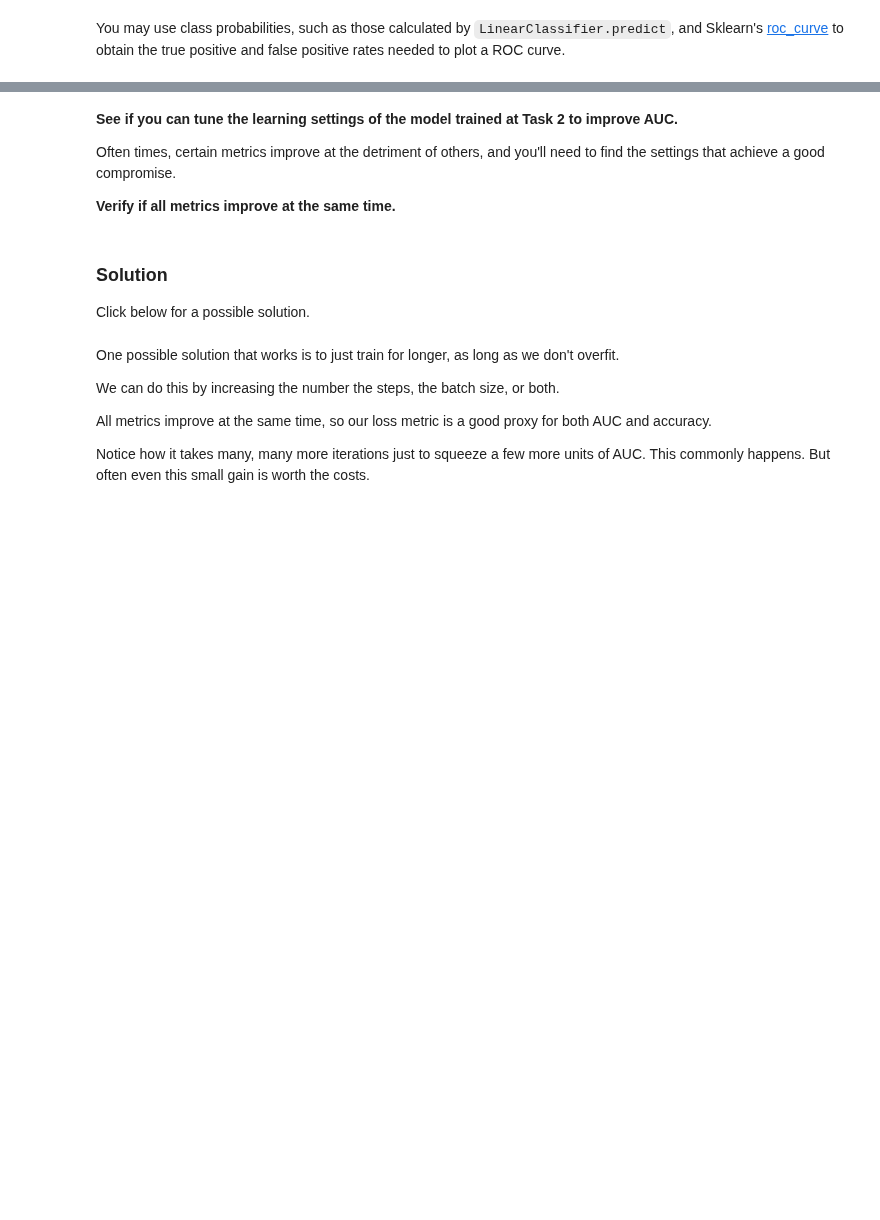
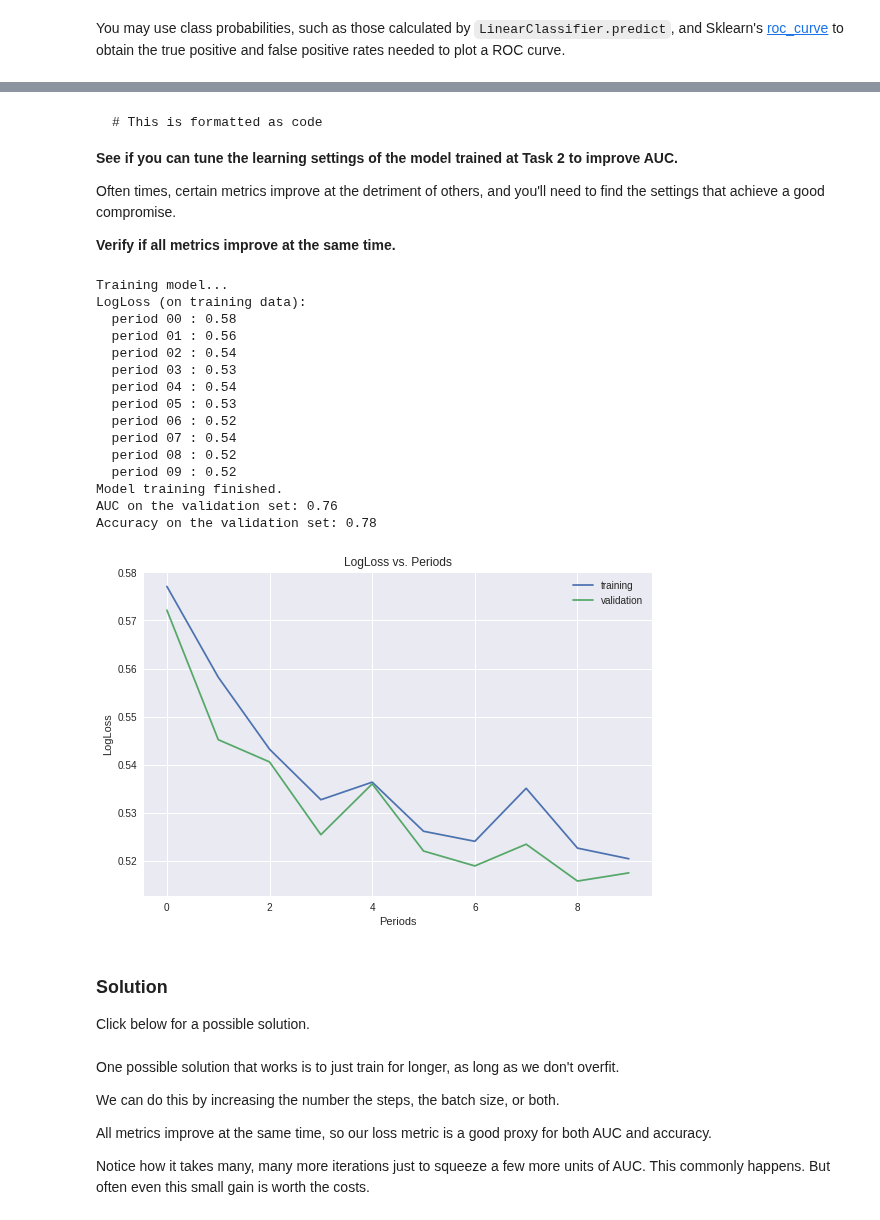
Before and after one commit to treziapov/ai, a Jupyter notebook: google-ml-crash-course/12-classification/logistic_regression.ipynb, the cells around one changed output, grey strips where cells are left out. Cells and saved outputs as stored; diff of their text form; code cells hidden in the pictures; blank space fills up the shorter version.

````diff
--- a/google-ml-crash-course/12-classification/logistic_regression.ipynb
+++ b/google-ml-crash-course/12-classification/logistic_regression.ipynb
@@ -342,7 +427,10 @@ def train_linear_classifier_model(
   # Create a linear classifier object.
   my_optimizer = tf.train.GradientDescentOptimizer(learning_rate=learning_rate)
   my_optimizer = tf.contrib.estimator.clip_gradients_by_norm(my_optimizer, 5.0)
-  linear_classifier = # YOUR CODE HERE: Construct the linear classifier.
+  linear_classifier = tf.estimator.LinearClassifier(
+    feature_columns=construct_feature_columns(training_examples),
+    optimizer=my_optimizer
+  )
 
   # Create input functions.
   training_input_fn = lambda: my_input_fn(training_examples,
@@ -395,12 +483,3 @@ def train_linear_classifier_model(
   plt.legend()
 
   return linear_classifier
-
-linear_classifier = train_linear_classifier_model(
-    learning_rate=0.000005,
-    steps=500,
-    batch_size=20,
-    training_examples=training_examples,
-    training_targets=training_targets,
-    validation_examples=validation_examples,
-    validation_targets=validation_targets)
@@ -548,4 +658,10 @@ _ = plt.legend(loc=2)
 # %% [markdown]
+
+
+```
+# This is formatted as code
+```
+
 **See if you can tune the learning settings of the model trained at Task 2 to improve AUC.**
 
 Often times, certain metrics improve at the detriment of others, and you'll need to find the settings that achieve a good compromise.
@@ -554,18 +670,35 @@ Often times, certain metrics improve at the detriment of others, and you'll need
 # %%
 # TUNE THE SETTINGS BELOW TO IMPROVE AUC
 linear_classifier = train_linear_classifier_model(
     learning_rate=0.000005,
-    steps=500,
-    batch_size=20,
+    steps=1000,
+    batch_size=30,
     training_examples=training_examples,
     training_targets=training_targets,
     validation_examples=validation_examples,
     validation_targets=validation_targets)
 
 evaluation_metrics = linear_classifier.evaluate(input_fn=predict_validation_input_fn)
 
 print("AUC on the validation set: %0.2f" % evaluation_metrics['auc'])
 print("Accuracy on the validation set: %0.2f" % evaluation_metrics['accuracy'])
+# %% [output]
+Training model...
+LogLoss (on training data):
+  period 00 : 0.58
+  period 01 : 0.56
+  period 02 : 0.54
+  period 03 : 0.53
+  period 04 : 0.54
+  period 05 : 0.53
+  period 06 : 0.52
+  period 07 : 0.54
+  period 08 : 0.52
+  period 09 : 0.52
+Model training finished.
+AUC on the validation set: 0.76
+Accuracy on the validation set: 0.78
+[figure, added]
 # %% [markdown]
 ### Solution
 
````
Also changed, not shown: parts of 9 cells of this notebook.
